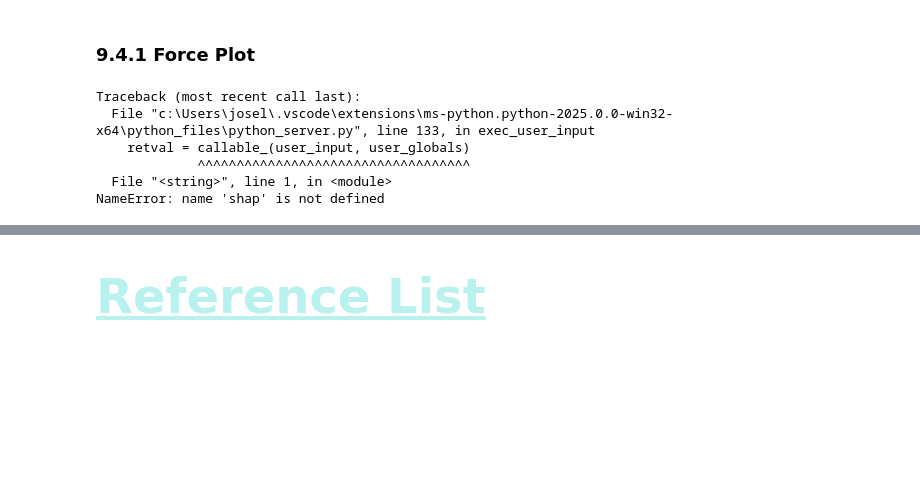
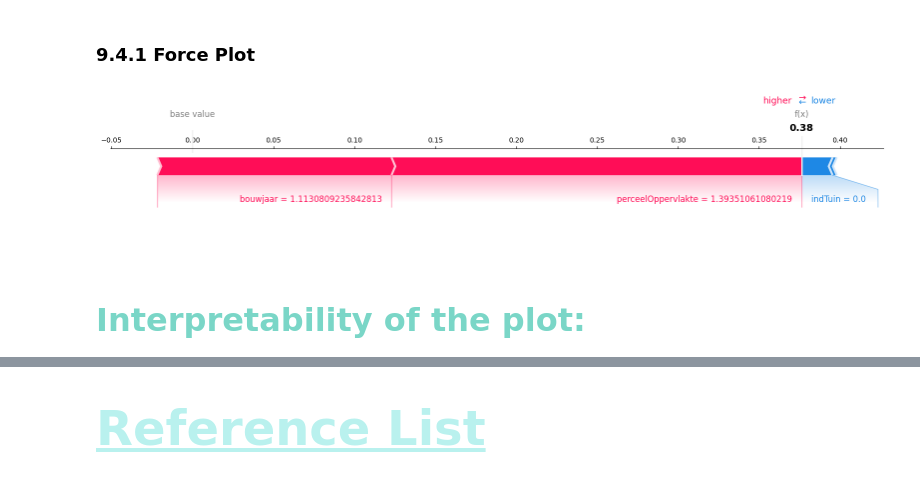
Before and after one commit to Josey-mc2/House-pricing-analysis, a Jupyter notebook: part_2_testing_models.ipynb, the cells around one changed output, grey strips where cells are left out. Drawn from its saved outputs; the diff is of its cells as text; code cells hidden in the pictures; blank space fills up the shorter version.

```diff
--- a/part_2_testing_models.ipynb
+++ b/part_2_testing_models.ipynb
@@ -1845,12 +1849,27 @@ Two plots will be used to describe this namely the:
 - Force plot
 # %% [markdown]
 ### 9.4.1 Force Plot
-# %%
-shap.plots.force(shap_explainer.expected_value[0], shap_values[0][0,:], X_test.iloc[0, :], matplotlib = True)
-# %% [output]
-Traceback (most recent call last):
-  File "c:\Users\josel\.vscode\extensions\ms-python.python-2025.0.0-win32-x64\python_files\python_server.py", line 133, in exec_user_input
-    retval = callable_(user_input, user_globals)
-             ^^^^^^^^^^^^^^^^^^^^^^^^^^^^^^^^^^^
-  File "<string>", line 1, in <module>
-NameError: name 'shap' is not defined
+# %%
+#source datacamp
+import shap
+import matplotlib.pyplot as plt
+
+# Select the first test sample and its SHAP values
+selected_features = X_test.iloc[0, :4]  # First 5 feature values
+selected_shap_values = shap_values[0][:4]  # SHAP values for the first 5 features
+feature_names = X_test.columns[:4].tolist()  # Get the first 5 feature names
+
+# Generate SHAP force plot with real feature names
+shap.force_plot(
+    base_value=shap_explainer.expected_value,
+    shap_values=selected_shap_values,
+    features=selected_features,
+    feature_names=feature_names,  # Use real feature names
+    matplotlib=True  # Ensures a white-background Matplotlib plot
+)
+
+plt.show()  # Display the plot
+# %% [output]
+[figure, added]
+# %% [markdown]
+#### <span style="color:#7AD6C7; font-family:'Times New Roman'; font-size:32px;">**Interpretability of the plot:**</span>
```
Also changed, not shown: parts of 39 cells of this notebook.
